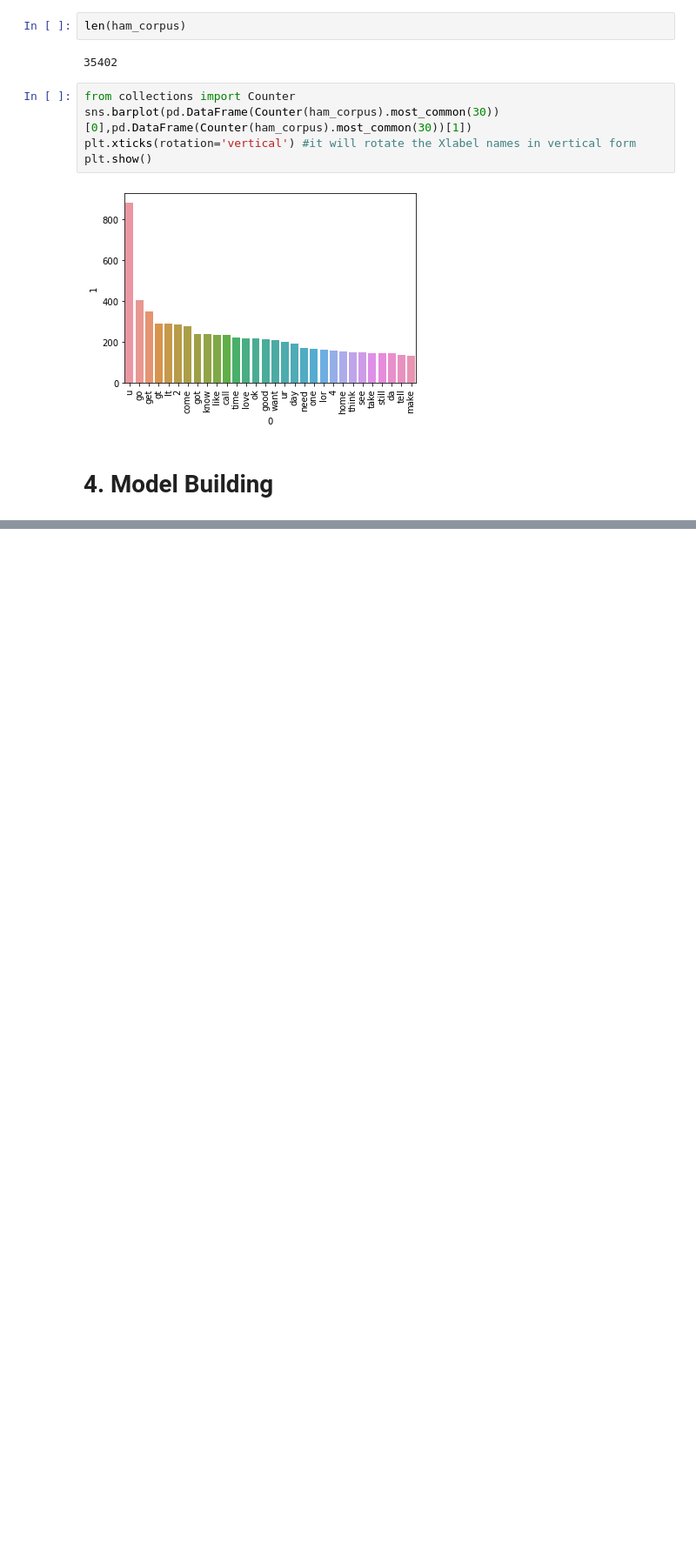
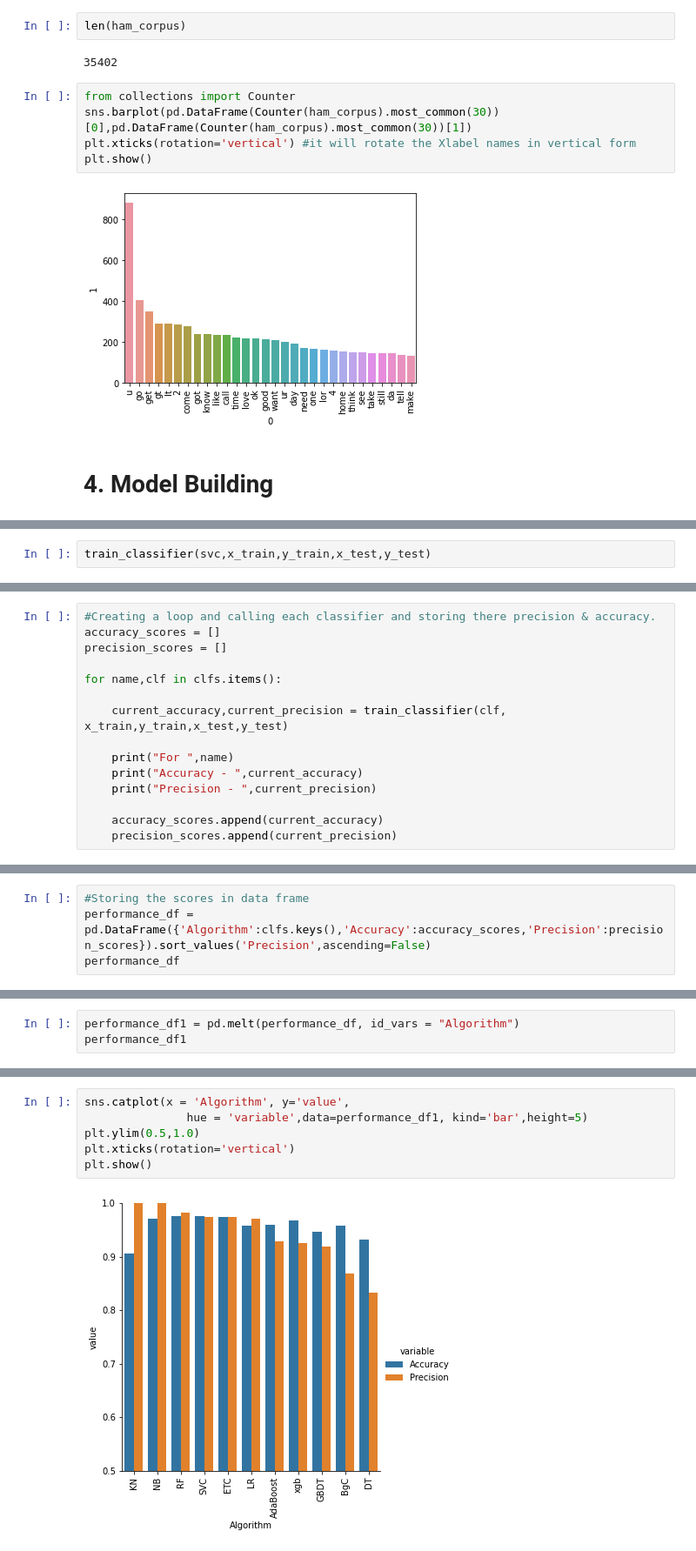
Before and after one commit to HarshKumarJha8455/SMS-Spam-Detection, a Jupyter notebook: SMS Spam Detection.ipynb, the cells around one changed output, grey strips where cells are left out. Shown: that part at 87% size. Drawn from its saved outputs; the diff is of its cells as text; blank space fills up the shorter version.

```diff
--- a/SMS Spam Detection.ipynb
+++ b/SMS Spam Detection.ipynb
@@ -411,0 +560,2 @@ plt.show()
+# %%
+train_classifier(svc,x_train,y_train,x_test,y_test)
@@ -411,0 +564,15 @@ plt.show()
+# %%
+#Creating a loop and calling each classifier and storing there precision & accuracy.
+accuracy_scores = []
+precision_scores = []
+
+for name,clf in clfs.items():
+
+    current_accuracy,current_precision = train_classifier(clf, x_train,y_train,x_test,y_test)
+
+    print("For ",name)
+    print("Accuracy - ",current_accuracy)
+    print("Precision - ",current_precision)
+
+    accuracy_scores.append(current_accuracy)
+    precision_scores.append(current_precision)
@@ -411,0 +597,4 @@ plt.show()
+# %%
+#Storing the scores in data frame
+performance_df = pd.DataFrame({'Algorithm':clfs.keys(),'Accuracy':accuracy_scores,'Precision':precision_scores}).sort_values('Precision',ascending=False)
+performance_df
@@ -411,0 +614,3 @@ plt.show()
+# %%
+performance_df1 = pd.melt(performance_df, id_vars = "Algorithm")
+performance_df1
@@ -411,0 +635,8 @@ plt.show()
+# %%
+sns.catplot(x = 'Algorithm', y='value',
+               hue = 'variable',data=performance_df1, kind='bar',height=5)
+plt.ylim(0.5,1.0)
+plt.xticks(rotation='vertical')
+plt.show()
+# %% [output]
+[figure, added]
```
Also changed, not shown: parts of 33 cells of this notebook.
